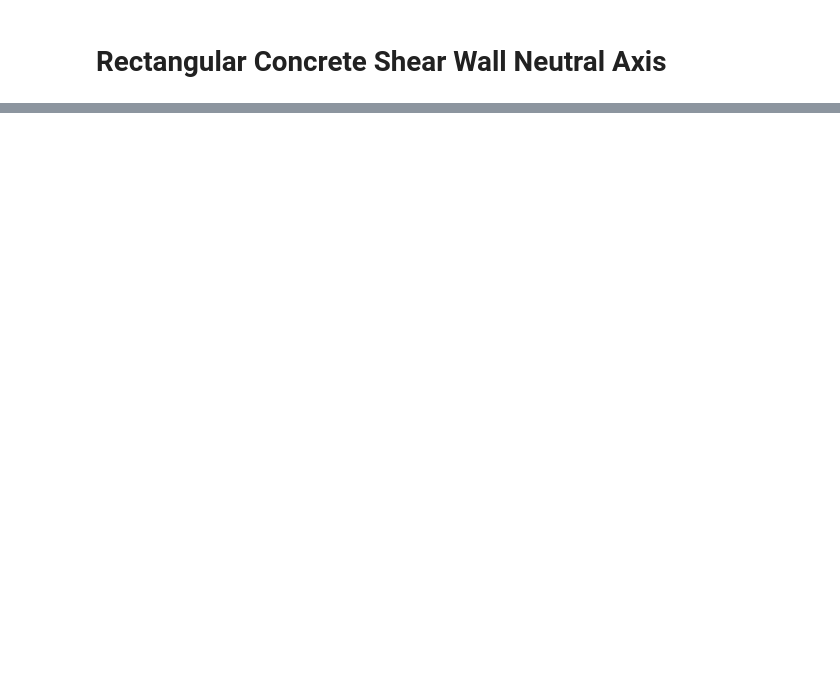
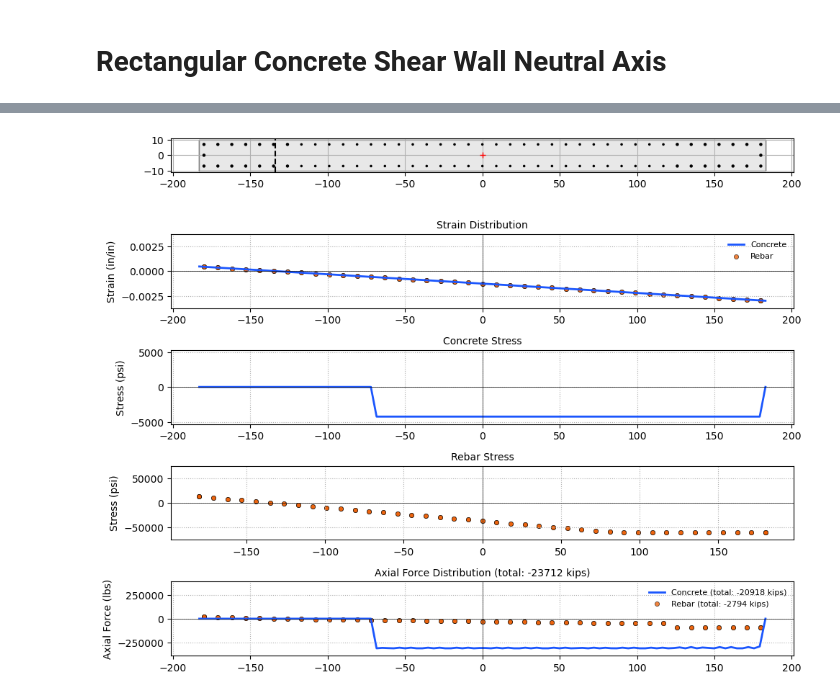
Before and after one commit to hkaragah/hkaragah.github.io, a Jupyter notebook: structure/shear_wall_neutral_axis/rect_shear_wall_neutral_axis.ipynb, the cells around one changed output, grey strips where cells are left out. Saved outputs shown, nothing was run; the diff lists cells and outputs as text; code cells hidden in the pictures; blank space fills up the shorter version.

```diff
--- a/structure/shear_wall_neutral_axis/rect_shear_wall_neutral_axis.ipynb
+++ b/structure/shear_wall_neutral_axis/rect_shear_wall_neutral_axis.ipynb
@@ -134,0 +242,13 @@ plt.show()
+# %%
+fig, ax = plt.subplots(5, 1, figsize=(10, 8))
+
+ax[0] = c_sec.plot(ax=ax[0], bar_facecolor='black')
+ax[0].axvline(x=h/2 - c, color='black', linestyle='--')
+ax[1] = plot_section_strain([y_c, y_s], [eps_c, eps_s], ax[1], s=20)
+ax[2:4] = plot_section_stress([y_c, y_s], [sigma_c, sigma_s], ax[2:4], s=20)
+ax[4] = plot_section_force([y_c,y_s], [f_c, f_s], ax[4], s=20)
+
+plt.tight_layout()
+plt.show()
+# %% [output]
+[figure, added]
```
Also changed, not shown: parts of 19 cells of this notebook, 4 other files.
